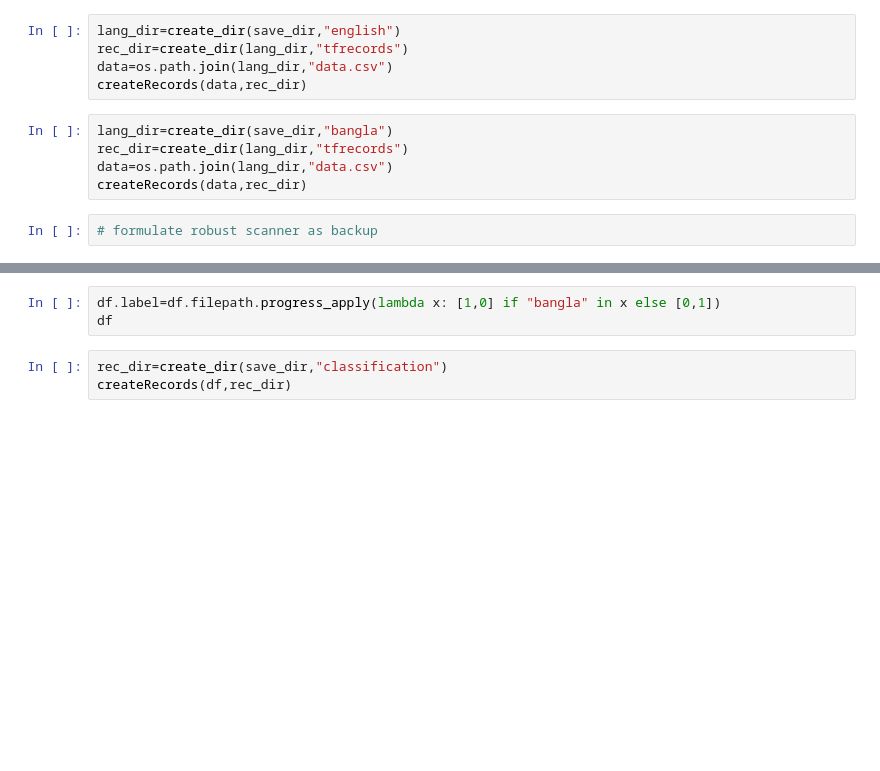
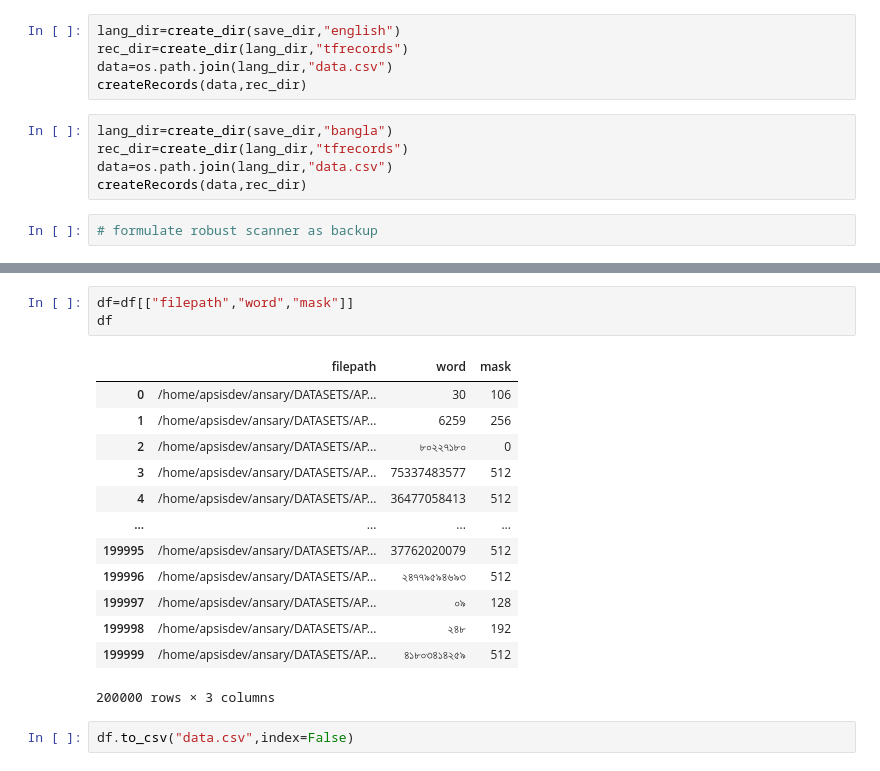
Before and after one commit to mnansary/apsis-cdr-ocr, a Jupyter notebook: number_synth.ipynb, the cells around one changed output, grey strips where cells are left out. Saved outputs shown, nothing was run; the diff lists cells and outputs as text; blank space fills up the shorter version.

```diff
--- a/number_synth.ipynb
+++ b/number_synth.ipynb
@@ -335,6 +349,19 @@ df
 # %%
-df.label=df.filepath.progress_apply(lambda x: [1,0] if "bangla" in x else [0,1])
+df=df[["filepath","word","mask"]]
 df
+# %% [output]
+|  | filepath | word | mask |
+| 0 | /home/apsisdev/ansary/DATASETS/AP... | 30 | 106 |
+| 1 | /home/apsisdev/ansary/DATASETS/AP... | 6259 | 256 |
+| 2 | /home/apsisdev/ansary/DATASETS/AP... | ৮০২২৭১৮০ | 0 |
+| 3 | /home/apsisdev/ansary/DATASETS/AP... | 75337483577 | 512 |
+| 4 | /home/apsisdev/ansary/DATASETS/AP... | 36477058413 | 512 |
+| ... | ... | ... | ... |
+| 199995 | /home/apsisdev/ansary/DATASETS/AP... | 37762020079 | 512 |
+| 199996 | /home/apsisdev/ansary/DATASETS/AP... | ২৪৭৭৯৫৯৪৬৯৩ | 512 |
+| 199997 | /home/apsisdev/ansary/DATASETS/AP... | ০৯ | 128 |
+| 199998 | /home/apsisdev/ansary/DATASETS/AP... | ২৪৮ | 192 |
+| 199999 | /home/apsisdev/ansary/DATASETS/AP... | ৪১৮০৩৪১৪২৫৯ | 512 |
+200000 rows × 3 columns
 # %%
-rec_dir=create_dir(save_dir,"classification")
-createRecords(df,rec_dir)
+df.to_csv("data.csv",index=False)
```
Also changed, not shown: parts of 6 cells of this notebook, 3 other files.
